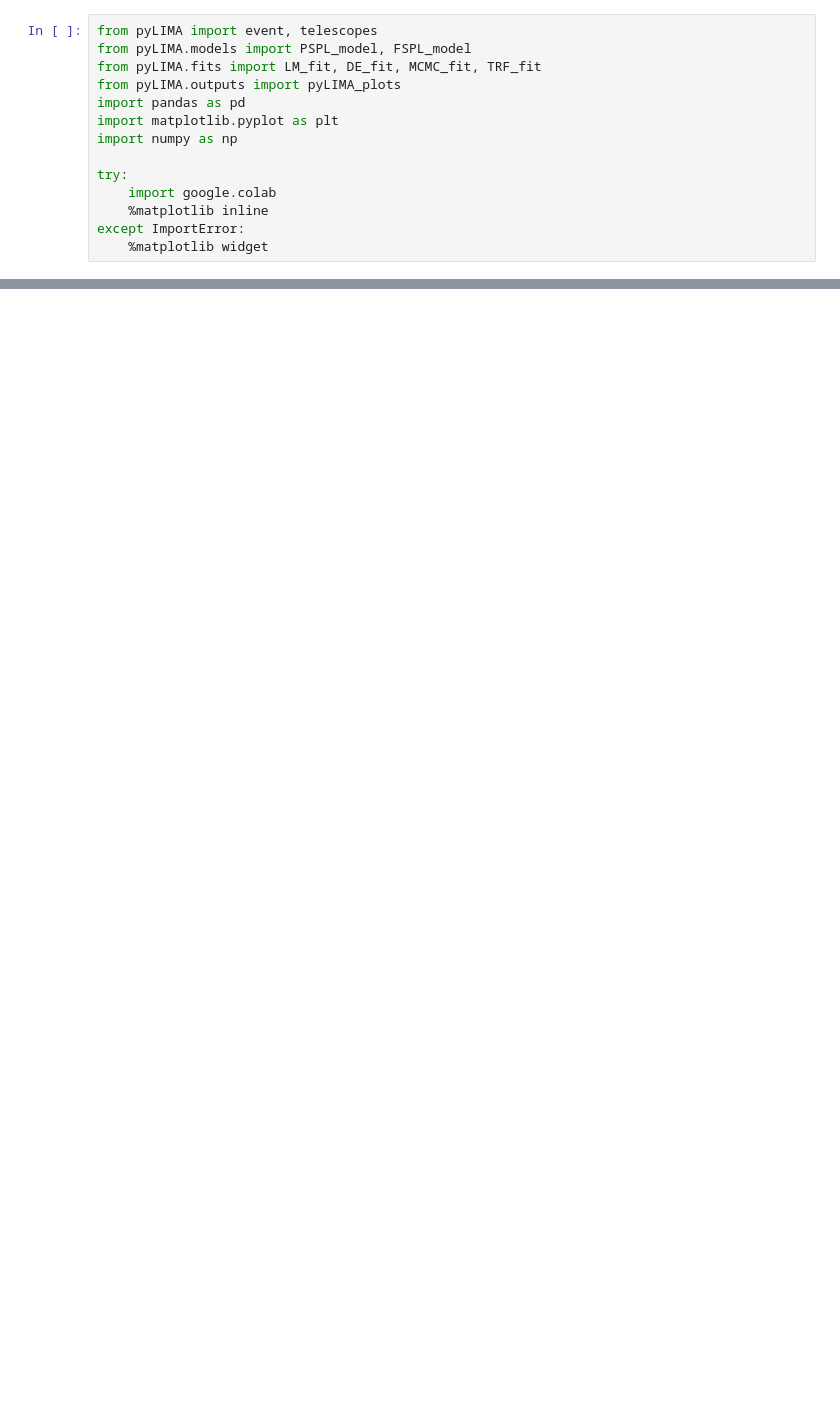
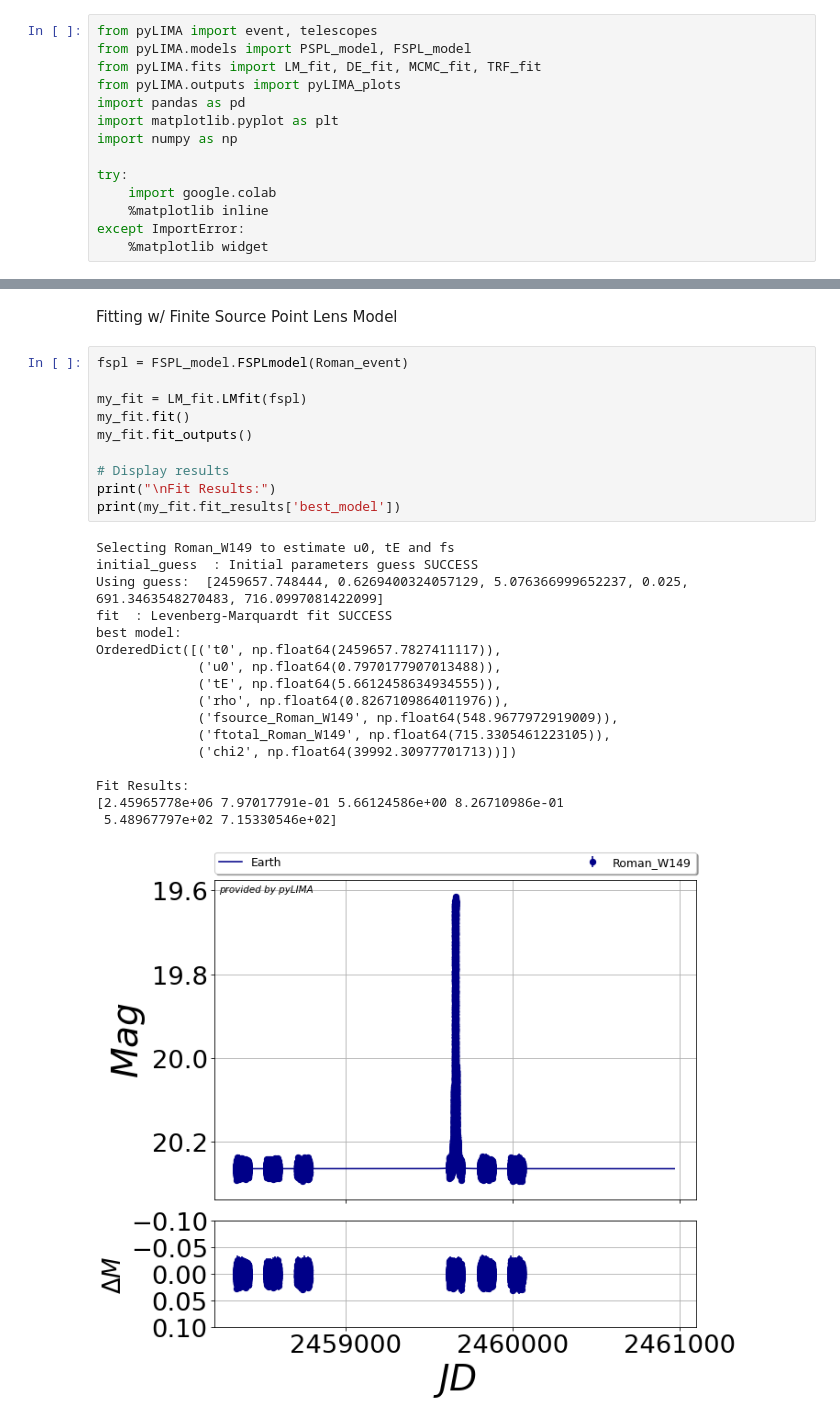
Before and after one commit to marottiluc/Single_Lens_Fitting_LM, a Jupyter notebook: roman_fspl.ipynb, the cells around one changed output, grey strips where cells are left out. Cells and saved outputs as stored; diff of their text form; blank space fills up the shorter version.

Commit message:
Finite Source Point Lens, full data set and cropped

```diff
--- a/roman_fspl.ipynb
+++ b/roman_fspl.ipynb
@@ -85,0 +93,30 @@ NameError: name 'Roman_data' is not defined
+# %% [markdown]
+Fitting w/ Finite Source Point Lens Model
+# %%
+fspl = FSPL_model.FSPLmodel(Roman_event)
+
+my_fit = LM_fit.LMfit(fspl)
+my_fit.fit()
+my_fit.fit_outputs()
+
+# Display results
+print("\nFit Results:")
+print(my_fit.fit_results['best_model'])
+# %% [output]
+Selecting Roman_W149 to estimate u0, tE and fs
+initial_guess  : Initial parameters guess SUCCESS
+Using guess:  [2459657.748444, 0.6269400324057129, 5.076366999652237, 0.025, 691.3463548270483, 716.0997081422099]
+fit  : Levenberg-Marquardt fit SUCCESS
+best model:
+OrderedDict([('t0', np.float64(2459657.7827411117)),
+             ('u0', np.float64(0.7970177907013488)),
+             ('tE', np.float64(5.6612458634934555)),
+             ('rho', np.float64(0.8267109864011976)),
+             ('fsource_Roman_W149', np.float64(548.9677972919009)),
+             ('ftotal_Roman_W149', np.float64(715.3305461223105)),
+             ('chi2', np.float64(39992.30977701713))])
+
+Fit Results:
+[2.45965778e+06 7.97017791e-01 5.66124586e+00 8.26710986e-01
+ 5.48967797e+02 7.15330546e+02]
+[figure, added]
```
Also changed, not shown: parts of 14 cells of this notebook.
